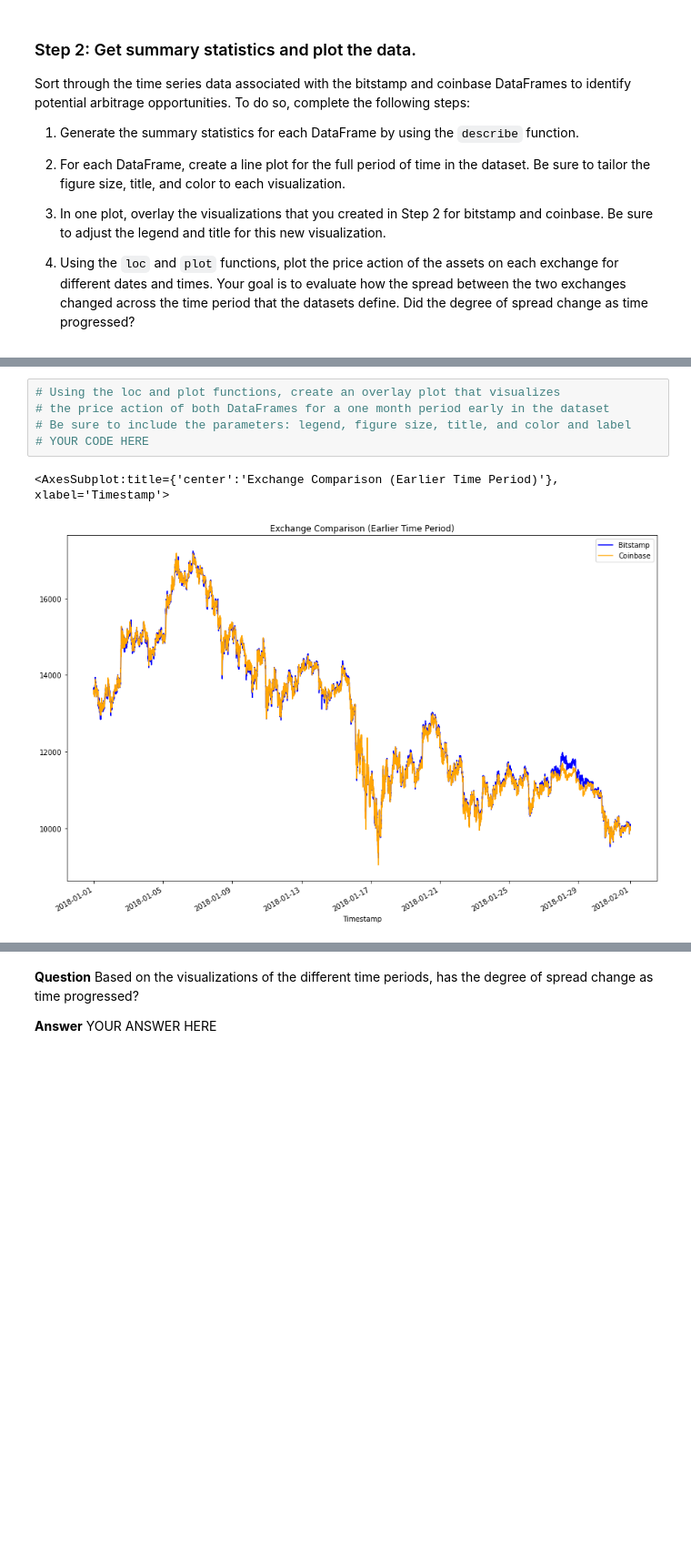
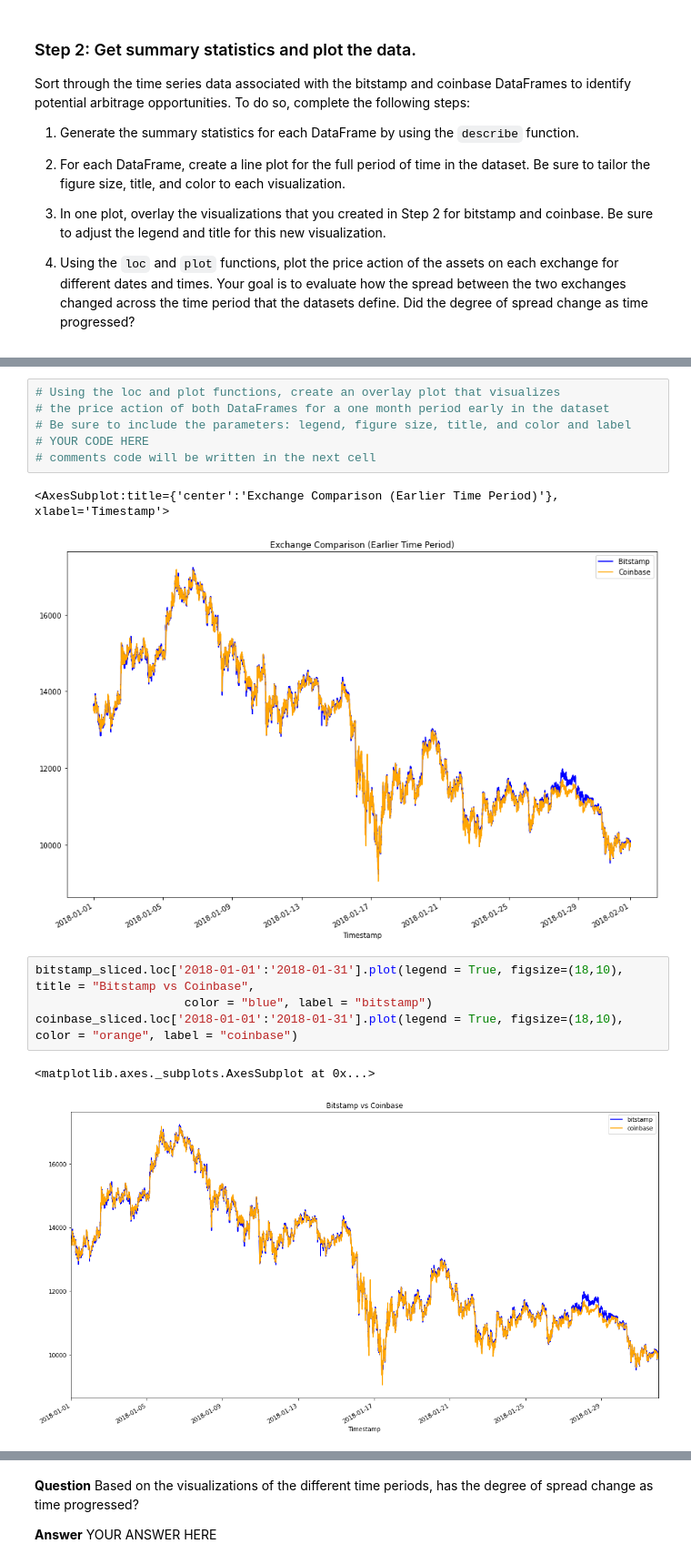
Before and after one commit to KellenCrimson/loan_qualifier_app, a Jupyter notebook: crypto_arbitrage.ipynb, the cells around one changed output, grey strips where cells are left out. Shown: that part at 91% size. Drawn from its saved outputs; the diff is of its cells as text; blank space fills up the shorter version.

```diff
--- a/crypto_arbitrage.ipynb
+++ b/crypto_arbitrage.ipynb
@@ -262,9 +334,17 @@ Sort through the time series data associated with the bitstamp and coinbase Data
 # the price action of both DataFrames for a one month period early in the dataset
 # Be sure to include the parameters: legend, figure size, title, and color and label
 # YOUR CODE HERE
+# comments code will be written in the next cell
 # %% [output]
 <AxesSubplot:title={'center':'Exchange Comparison (Earlier Time Period)'}, xlabel='Timestamp'>
 [figure]
+# %%
+bitstamp_sliced.loc['2018-01-01':'2018-01-31'].plot(legend = True, figsize=(18,10), title = "Bitstamp vs Coinbase",
+                     color = "blue", label = "bitstamp")
+coinbase_sliced.loc['2018-01-01':'2018-01-31'].plot(legend = True, figsize=(18,10), color = "orange", label = "coinbase")
+# %% [output]
+<matplotlib.axes._subplots.AxesSubplot at 0x...>
+[figure, added]
 # %%
 # Using the loc and plot functions, create an overlay plot that visualizes
 # the price action of both DataFrames for a one month period later in the dataset
```
Also changed, not shown: parts of 19 cells of this notebook, 8 other files.
